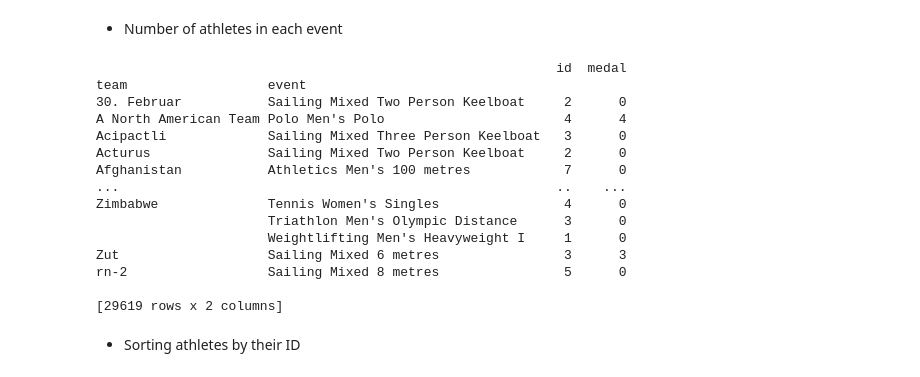
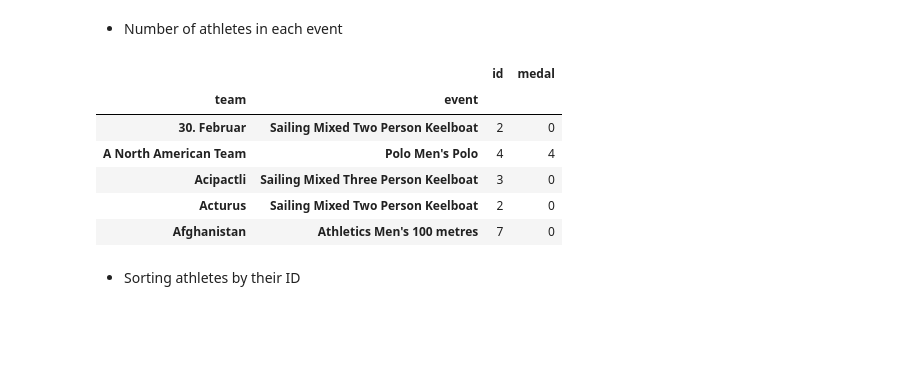
Before and after one commit to medamineBH1/projetDA, a Jupyter notebook: Olympique.ipynb, the cells around one changed output. Drawn from its saved outputs; the diff is of its cells as text; code cells hidden in the pictures; blank space fills up the shorter version.

```diff
--- a/Olympique.ipynb
+++ b/Olympique.ipynb
@@ -82,23 +82,15 @@ Name: medal, dtype: int64
 * Number of athletes in each event
 # %%
 athletes= data.groupby(['team','event']).agg({'id':'count','medal':'count'})
-print(athletes)
+athletes.head()
 # %% [output]
-                                                           id  medal
-team                  event
-30. Februar           Sailing Mixed Two Person Keelboat     2      0
-A North American Team Polo Men's Polo                       4      4
-Acipactli             Sailing Mixed Three Person Keelboat   3      0
-Acturus               Sailing Mixed Two Person Keelboat     2      0
-Afghanistan           Athletics Men's 100 metres            7      0
-...                                                        ..    ...
-Zimbabwe              Tennis Women's Singles                4      0
-                      Triathlon Men's Olympic Distance      3      0
-                      Weightlifting Men's Heavyweight I     1      0
-Zut                   Sailing Mixed 6 metres                3      3
-rn-2                  Sailing Mixed 8 metres                5      0
-
-[29619 rows x 2 columns]
+|  |  | id | medal |
+| team | event |  |  |
+| 30. Februar | Sailing Mixed Two Person Keelboat | 2 | 0 |
+| A North American Team | Polo Men's Polo | 4 | 4 |
+| Acipactli | Sailing Mixed Three Person Keelboat | 3 | 0 |
+| Acturus | Sailing Mixed Two Person Keelboat | 2 | 0 |
+| Afghanistan | Athletics Men's 100 metres | 7 | 0 |
 # %% [markdown]
 * Sorting athletes by their ID
 # %%
```
Also changed, not shown: parts of 2 cells of this notebook, 1 other file.
